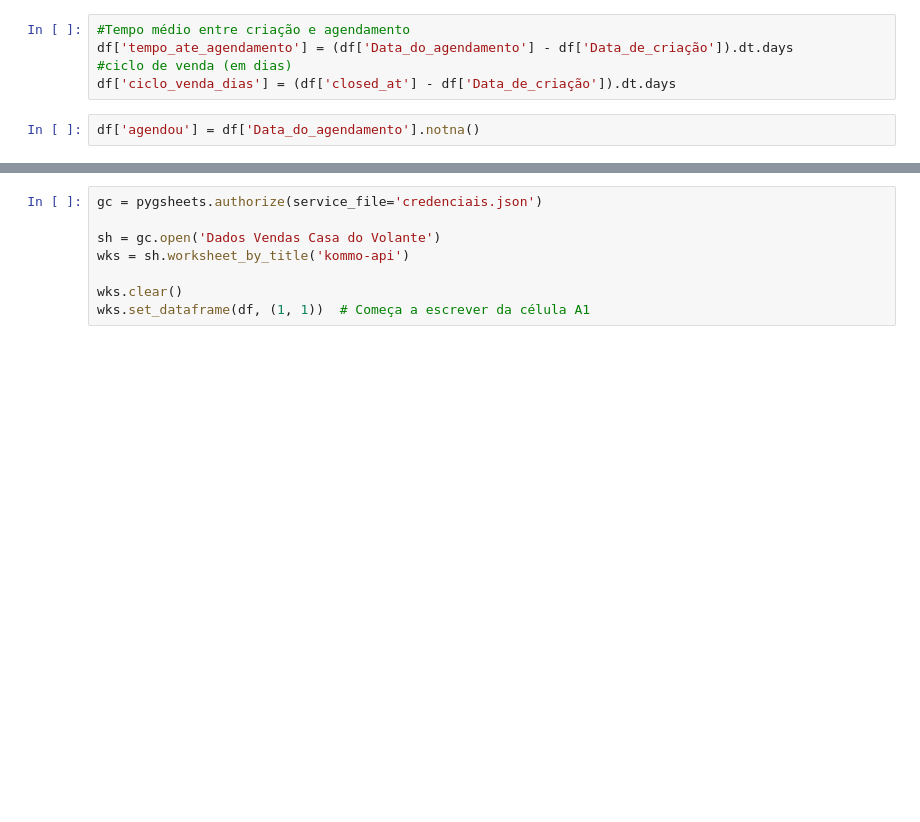
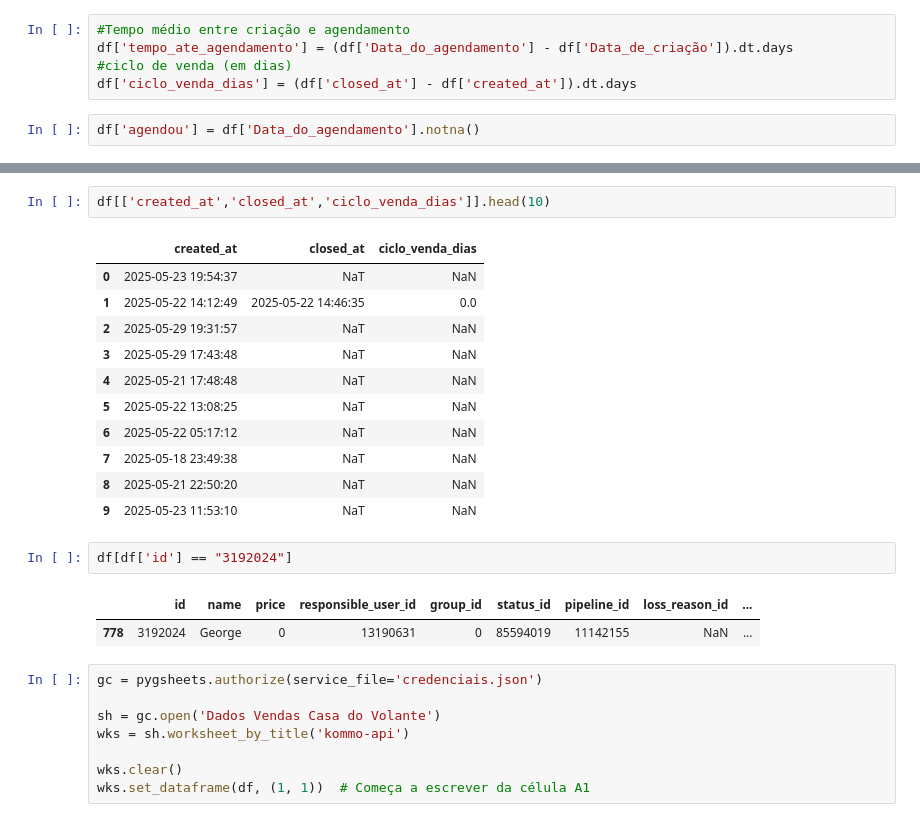
Before and after one commit to granadomarcos/etl-bi-kommo-api, a Jupyter notebook: crm-kommo-api.ipynb, the cells around one changed output, grey strips where cells are left out. Saved outputs shown, nothing was run; the diff lists cells and outputs as text; blank space fills up the shorter version.

```diff
--- a/crm-kommo-api.ipynb
+++ b/crm-kommo-api.ipynb
@@ -209,7 +313,7 @@ df['vendedor'] = df['responsible_user_id'].map(mapa_vendedores)
 #Tempo médio entre criação e agendamento
 df['tempo_ate_agendamento'] = (df['Data_do_agendamento'] - df['Data_de_criação']).dt.days
 #ciclo de venda (em dias)
-df['ciclo_venda_dias'] = (df['closed_at'] - df['Data_de_criação']).dt.days
+df['ciclo_venda_dias'] = (df['closed_at'] - df['created_at']).dt.days
 # %%
 df['agendou'] = df['Data_do_agendamento'].notna()
 # %%
@@ -218,3 +336,22 @@ df[df['status_name'] == 'Venda Concluída 🤑']
+# %%
+df[['created_at','closed_at','ciclo_venda_dias']].head(10)
+# %% [output]
+|  | created_at | closed_at | ciclo_venda_dias |
+| 0 | 2025-05-23 19:54:37 | NaT | NaN |
+| 1 | 2025-05-22 14:12:49 | 2025-05-22 14:46:35 | 0.0 |
+| 2 | 2025-05-29 19:31:57 | NaT | NaN |
+| 3 | 2025-05-29 17:43:48 | NaT | NaN |
+| 4 | 2025-05-21 17:48:48 | NaT | NaN |
+| 5 | 2025-05-22 13:08:25 | NaT | NaN |
+| 6 | 2025-05-22 05:17:12 | NaT | NaN |
+| 7 | 2025-05-18 23:49:38 | NaT | NaN |
+| 8 | 2025-05-21 22:50:20 | NaT | NaN |
+| 9 | 2025-05-23 11:53:10 | NaT | NaN |
+# %%
+df[df['id'] == "3192024"]
+# %% [output]
+|  | id | name | price | responsible_user_id | group_id | status_id | pipeline_id | loss_reason_id | ... |
+| 778 | 3192024 | George | 0 | 13190631 | 0 | 85594019 | 11142155 | NaN | ... |
 # %%
 gc = pygsheets.authorize(service_file='credenciais.json')
 
```
Also changed, not shown: parts of 40 cells of this notebook, 1 other file.
